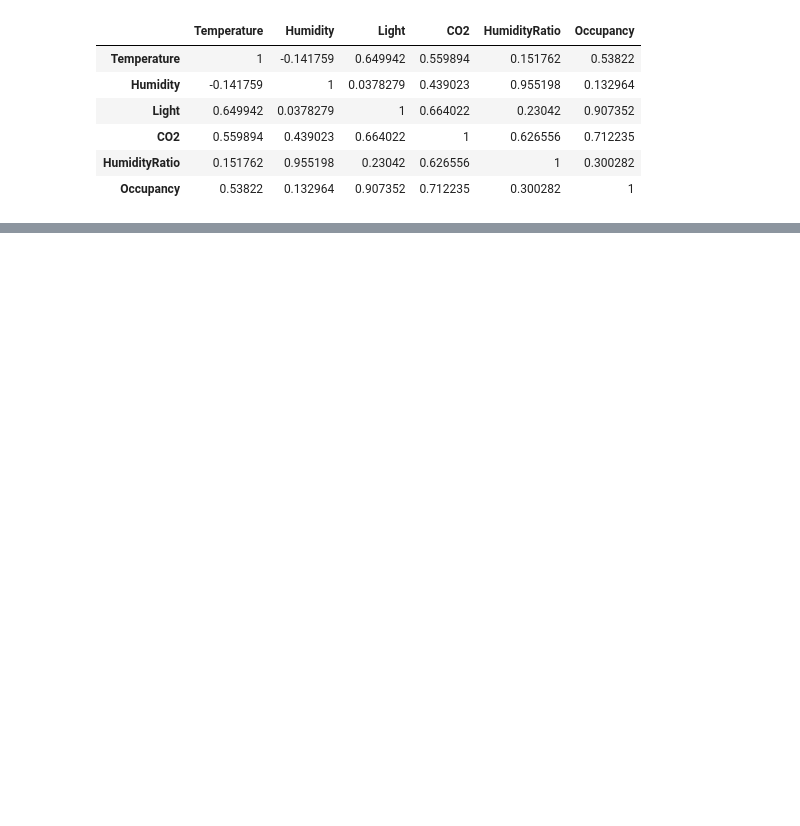
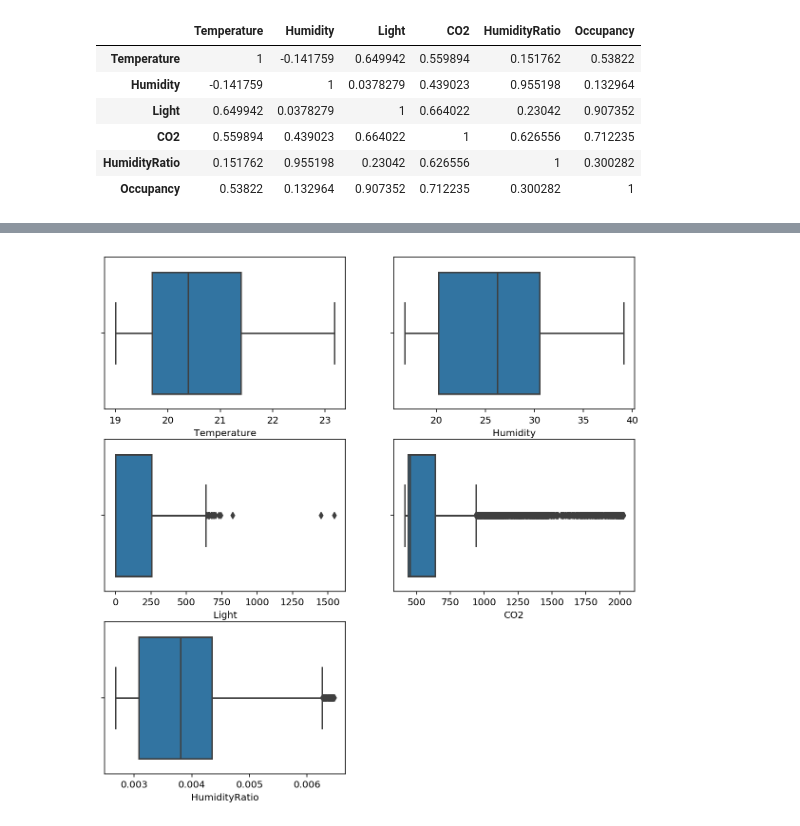
Before and after one commit to Debdeep1998/Backpropagation, a Jupyter notebook: occupancy_detection.ipynb, the cells around one changed output, grey strips where cells are left out. Drawn from its saved outputs; the diff is of its cells as text; code cells hidden in the pictures; blank space fills up the shorter version.

```diff
--- a/occupancy_detection.ipynb
+++ b/occupancy_detection.ipynb
@@ -49,0 +64,15 @@ train.corr(method='pearson').style.background_gradient()
+# %%
+#Before Treatment
+x_train=train.iloc[:,0:-1]
+fig, ax = plt.subplots(3, 2, figsize=(10, 10))
+row,column=0,0
+for cols in x_train.columns:
+    sns.boxplot(x_train[cols],ax=ax[row,column])
+    column+=1
+    if(column==2):
+        row+=1
+        column=0
+
+fig.delaxes(ax[2,1])
+# %% [output]
+[figure, added]
```
Also changed, not shown: parts of 19 cells of this notebook.
